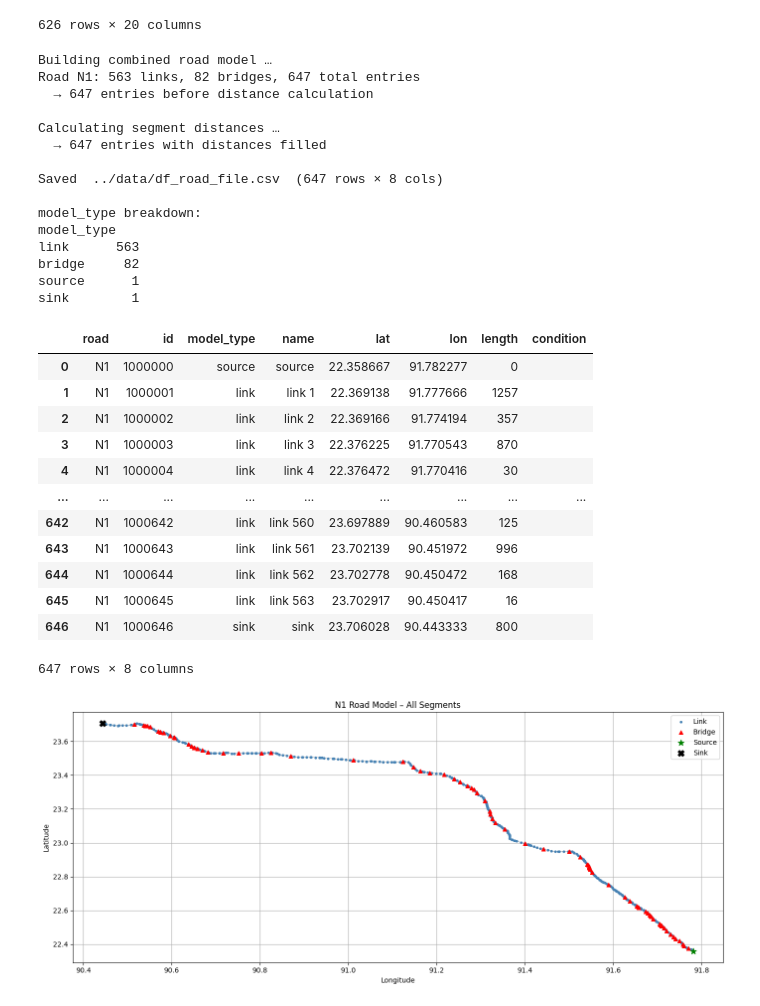
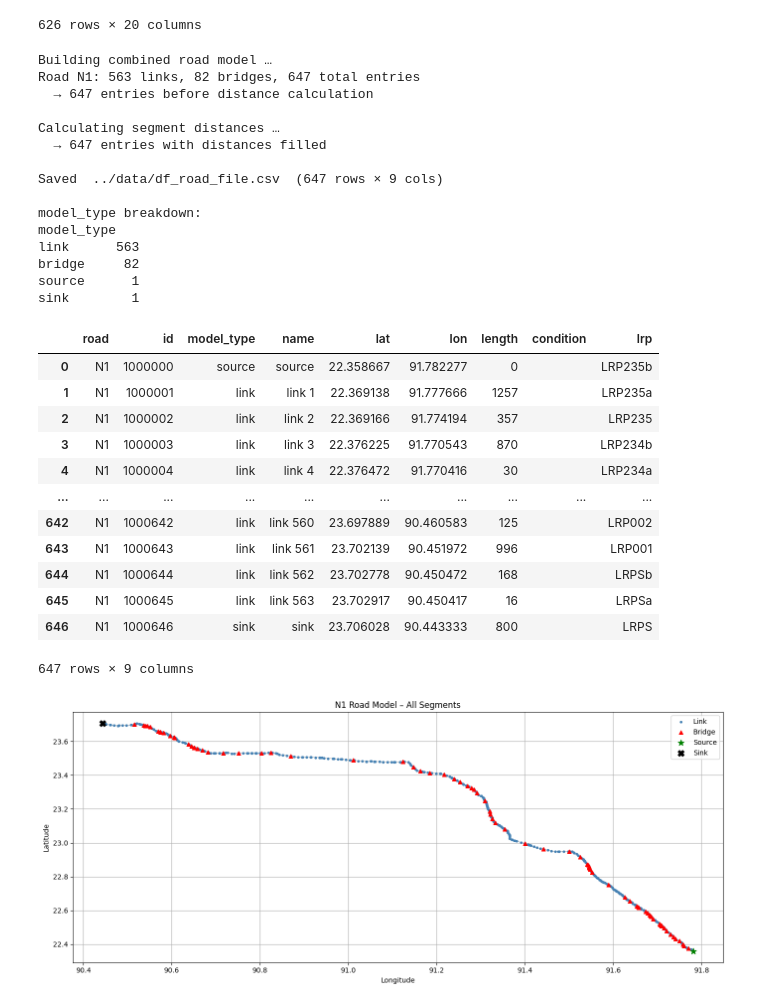
Before and after one commit to taufik-my/ASIM_Team14, a Jupyter notebook: EPA133a-G14-A2/notebook/clean_roads_and_bridges.ipynb, the cells around one changed output. Cells and saved outputs as stored; diff of their text form; code cells hidden in the pictures.

```diff
--- a/EPA133a-G14-A2/notebook/clean_roads_and_bridges.ipynb
+++ b/EPA133a-G14-A2/notebook/clean_roads_and_bridges.ipynb
@@ -247,9 +247,9 @@ def find_nearest_bmms_bridge(lat, lon, bridges_df):
     return nearest, min_dist
 
 
-# ── Function 1: combined_as_N1_road ──────────────────────────────
+# ── Function 1: combined_as_a_road ───────────────────────────────
 
-def combined_as_N1_road(road_df, bridge_df, roads=('N1',)):
+def combined_as_a_road(road_df, bridge_df, roads=('N1',)):
     """
     Combine road-segment data (from _roads3.csv) and bridge data
     (from BMMS_overview.xlsx) into a simulation-ready dataframe.
@@ -282,7 +282,7 @@ def combined_as_N1_road(road_df, bridge_df, roads=('N1',)):
     Returns
     -------
     pd.DataFrame
-        Columns: road, id, model_type, name, lat, lon, length, condition.
+        Columns: road, id, model_type, name, lat, lon, length, condition, lrp.
         Length is ``NaN`` for entries that still need distance computation.
     """
     entries = []
@@ -299,12 +299,12 @@ def combined_as_N1_road(road_df, bridge_df, roads=('N1',)):
         link_n = bridge_n = 0
 
         # ---- internal helpers ----
-        def _add(model_type, name, lat, lon, length, condition=''):
+        def _add(model_type, name, lat, lon, length, condition='', lrp=''):
             nonlocal cid
             entries.append(dict(
                 road=road_name, id=cid, model_type=model_type,
                 name=name, lat=lat, lon=lon,
-                length=length, condition=condition,
+                length=length, condition=condition, lrp=lrp,
             ))
             cid += 1
 
@@ -322,23 +322,23 @@ def combined_as_N1_road(road_df, bridge_df, roads=('N1',)):
 
             # ═══ Source / Sink (by position) ═══
             if i == 0:
-                _add('source', 'source', s['lat'], s['lon'], 0)
+                _add('source', 'source', s['lat'], s['lon'], 0, lrp=slrp)
                 i += 1
 
             elif i == len(rd) - 1:
-                _add('sink', 'sink', s['lat'], s['lon'], np.nan)
+                _add('sink', 'sink', s['lat'], s['lon'], np.nan, lrp=slrp)
                 i += 1
 
             # ═══ Others → link ═══
             elif stype == 'Others':
                 link_n += 1
-                _add('link', f'link {link_n}', s['lat'], s['lon'], np.nan)
+                _add('link', f'link {link_n}', s['lat'], s['lon'], np.nan, lrp=slrp)
                 i += 1
 
             # ═══ Culvert ═══
             elif stype == 'Culvert':
                 link_n += 1
-                _add('link', f'link {link_n}', s['lat'], s['lon'], np.nan)
+                _add('link', f'link {link_n}', s['lat'], s['lon'], np.nan, lrp=slrp)
 
                 # search BMMS within 50 m
                 nearest, dist = find_nearest_bmms_bridge(
@@ -348,24 +348,26 @@ def combined_as_N1_road(road_df, bridge_df, roads=('N1',)):
                     blen  = nearest['length'] if pd.notna(nearest['length']) else 0
                     bcond = nearest['condition'] if pd.notna(nearest['condition']) else 'B'
                     bname = _bmms_name(nearest, f'bridge {bridge_n}')
-                    _add('bridge', bname, s['lat'], s['lon'], blen, bcond)
+                    _add('bridge', bname, s['lat'], s['lon'], blen, bcond, lrp=slrp)
                 i += 1
 
             # ═══ Bridge (BS / BE) ═══
             elif stype == 'Bridge':
                 if sgap == 'BS':
                     bs_lat, bs_lon = s['lat'], s['lon']
+                    bs_lrp = slrp
 
                     # link at bridge start
                     link_n += 1
-                    _add('link', f'link {link_n}', bs_lat, bs_lon, np.nan)
+                    _add('link', f'link {link_n}', bs_lat, bs_lon, np.nan, lrp=bs_lrp)
 
                     # look-ahead for the matching BE
-                    be_lat = be_lon = None
+                    be_lat = be_lon = be_lrp = None
                     if (i + 1 < len(rd)
                             and str(rd.iloc[i + 1]['gap']).strip() == 'BE'):
                         nxt = rd.iloc[i + 1]
                         be_lat, be_lon = nxt['lat'], nxt['lon']
+                        be_lrp = str(nxt['lrp']).strip()
 
                     # estimate bridge location (single or double point)
                     if be_lat is not None:
@@ -388,12 +390,12 @@ def combined_as_N1_road(road_df, bridge_df, roads=('N1',)):
                         bcond = 'B'
                         bname = s['name']
 
-                    _add('bridge', bname, blat, blon, blen, bcond)
+                    _add('bridge', bname, blat, blon, blen, bcond, lrp=bs_lrp)
 
                     # link at bridge end – distance set to 0 (no double-count)
                     if be_lat is not None:
                         link_n += 1
-                        _add('link', f'link {link_n}', be_lat, be_lon, 0)
+                        _add('link', f'link {link_n}', be_lat, be_lon, 0, lrp=be_lrp)
                         i += 2          # consumed BS + BE
                     else:
                         i += 1
@@ -401,19 +403,19 @@ def combined_as_N1_road(road_df, bridge_df, roads=('N1',)):
                 elif sgap == 'BE':
                     # orphan BE without a preceding BS → plain link
                     link_n += 1
-                    _add('link', f'link {link_n}', s['lat'], s['lon'], np.nan)
+                    _add('link', f'link {link_n}', s['lat'], s['lon'], np.nan, lrp=slrp)
                     i += 1
 
                 else:
                     # bridge type without BS/BE gap → plain link
                     link_n += 1
-                    _add('link', f'link {link_n}', s['lat'], s['lon'], np.nan)
+                    _add('link', f'link {link_n}', s['lat'], s['lon'], np.nan, lrp=slrp)
                     i += 1
 
             # ═══ Default (KmPost, CrossRoad, SideRoad, …) → link ═══
             else:
                 link_n += 1
-                _add('link', f'link {link_n}', s['lat'], s['lon'], np.nan)
+                _add('link', f'link {link_n}', s['lat'], s['lon'], np.nan, lrp=slrp)
                 i += 1
 
         print(f"Road {road_name}: {link_n} links, {bridge_n} bridges, "
@@ -454,48 +456,48 @@ def calculate_distances(df):
 # ── Execute ──────────────────────────────────────────────────────
 
 print('Building combined road model …')
-df_combined = combined_as_N1_road(n1_segment, bridges_n1)
+df_combined = combined_as_a_road(n1_segment, bridges_n1)
 print(f'  → {len(df_combined)} entries before distance calculation\n')
 
 print('Calculating segment distances …')
 df_road = calculate_distances(df_combined)
 print(f'  → {len(df_road)} entries with distances filled\n')
 
 # Save
 save_path = '../data/df_road_file.csv'
 df_road.to_csv(save_path, index=False)
 print(f'Saved  {save_path}  ({df_road.shape[0]} rows × {df_road.shape[1]} cols)')
 print(f'\nmodel_type breakdown:\n{df_road["model_type"].value_counts().to_string()}')
 df_road
 # %% [output]
 Building combined road model …
 Road N1: 563 links, 82 bridges, 647 total entries
   → 647 entries before distance calculation
 
 Calculating segment distances …
   → 647 entries with distances filled
 
-Saved  ../data/df_road_file.csv  (647 rows × 8 cols)
+Saved  ../data/df_road_file.csv  (647 rows × 9 cols)
 
 model_type breakdown:
 model_type
 link      563
 bridge     82
 source      1
 sink        1
-|  | road | id | model_type | name | lat | lon | length | condition |
-| 0 | N1 | 1000000 | source | source | 22.358667 | 91.782277 | 0 |  |
-| 1 | N1 | 1000001 | link | link 1 | 22.369138 | 91.777666 | 1257 |  |
-| 2 | N1 | 1000002 | link | link 2 | 22.369166 | 91.774194 | 357 |  |
-| 3 | N1 | 1000003 | link | link 3 | 22.376225 | 91.770543 | 870 |  |
-| 4 | N1 | 1000004 | link | link 4 | 22.376472 | 91.770416 | 30 |  |
-| ... | ... | ... | ... | ... | ... | ... | ... | ... |
-| 642 | N1 | 1000642 | link | link 560 | 23.697889 | 90.460583 | 125 |  |
-| 643 | N1 | 1000643 | link | link 561 | 23.702139 | 90.451972 | 996 |  |
-| 644 | N1 | 1000644 | link | link 562 | 23.702778 | 90.450472 | 168 |  |
-| 645 | N1 | 1000645 | link | link 563 | 23.702917 | 90.450417 | 16 |  |
-| 646 | N1 | 1000646 | sink | sink | 23.706028 | 90.443333 | 800 |  |
+|  | road | id | model_type | name | lat | lon | length | condition | lrp |
+| 0 | N1 | 1000000 | source | source | 22.358667 | 91.782277 | 0 |  | LRP235b |
+| 1 | N1 | 1000001 | link | link 1 | 22.369138 | 91.777666 | 1257 |  | LRP235a |
+| 2 | N1 | 1000002 | link | link 2 | 22.369166 | 91.774194 | 357 |  | LRP235 |
+| 3 | N1 | 1000003 | link | link 3 | 22.376225 | 91.770543 | 870 |  | LRP234b |
+| 4 | N1 | 1000004 | link | link 4 | 22.376472 | 91.770416 | 30 |  | LRP234a |
+| ... | ... | ... | ... | ... | ... | ... | ... | ... | ... |
+| 642 | N1 | 1000642 | link | link 560 | 23.697889 | 90.460583 | 125 |  | LRP002 |
+| 643 | N1 | 1000643 | link | link 561 | 23.702139 | 90.451972 | 996 |  | LRP001 |
+| 644 | N1 | 1000644 | link | link 562 | 23.702778 | 90.450472 | 168 |  | LRPSb |
+| 645 | N1 | 1000645 | link | link 563 | 23.702917 | 90.450417 | 16 |  | LRPSa |
+| 646 | N1 | 1000646 | sink | sink | 23.706028 | 90.443333 | 800 |  | LRPS |
-647 rows × 8 columns
+647 rows × 9 columns
 # %%
 import matplotlib.pyplot as plt
 
```
